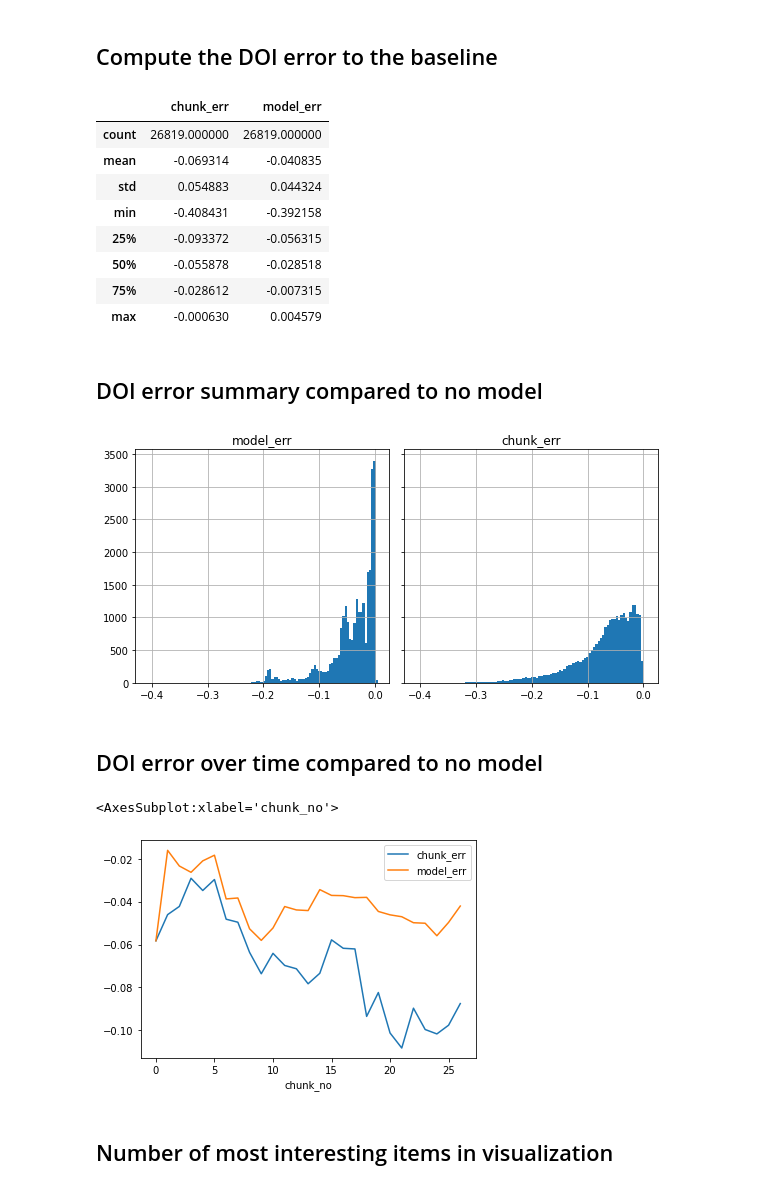
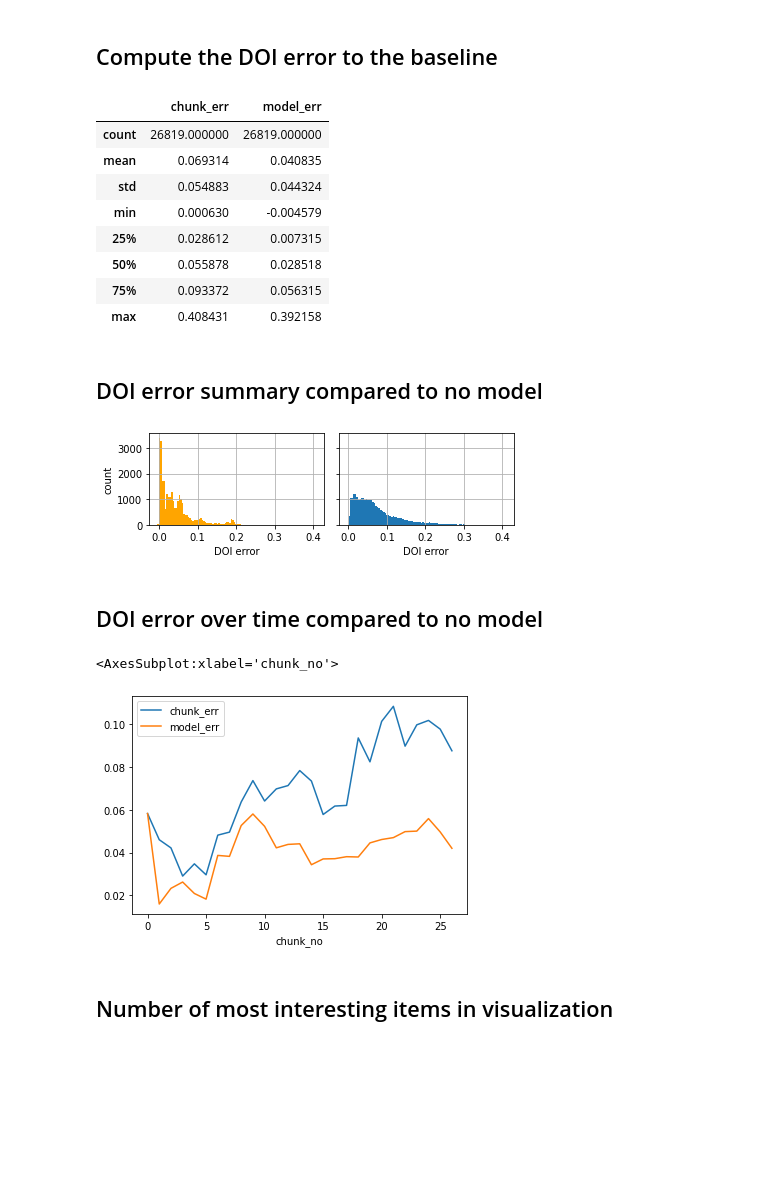
Before and after one commit to vis-au/prointerest, a Jupyter notebook: server/benchmarks/benchmarks.ipynb, the cells around one changed output. Cells and saved outputs as stored; diff of their text form; code cells hidden in the pictures; blank space fills up the shorter version.

Commit message:
style benchmark figures

```diff
--- a/server/benchmarks/benchmarks.ipynb
+++ b/server/benchmarks/benchmarks.ipynb
@@ -186,33 +186,38 @@ join_df = monolithic_df.join(chunked_df, how="inner", lsuffix="_mono", rsuffix="
 join_df = join_df.join(model_df, how="inner")
 join_df.rename(columns={"doi": "doi_model"}, inplace=True)
 
-join_df["chunk_err"] = join_df["doi_mono"] - join_df["doi_chunk"]
-join_df["model_err"] = join_df["doi_mono"] - join_df["doi_model"]
+join_df["chunk_err"] = join_df["doi_chunk"] - join_df["doi_mono"]
+join_df["model_err"] = join_df["doi_model"] - join_df["doi_mono"]
 
 join_df[["chunk_err", "model_err"]].describe()
 # %% [output]
 |  | chunk_err | model_err |
 | count | 26819.000000 | 26819.000000 |
-| mean | -0.069314 | -0.040835 |
+| mean | 0.069314 | 0.040835 |
 | std | 0.054883 | 0.044324 |
-| min | -0.408431 | -0.392158 |
-| 25% | -0.093372 | -0.056315 |
-| 50% | -0.055878 | -0.028518 |
-| 75% | -0.028612 | -0.007315 |
-| max | -0.000630 | 0.004579 |
+| min | 0.000630 | -0.004579 |
+| 25% | 0.028612 | 0.007315 |
+| 50% | 0.055878 | 0.028518 |
+| 75% | 0.093372 | 0.056315 |
+| max | 0.408431 | 0.392158 |
 # %% [markdown]
 ## DOI error summary compared to no model
 # %%
 import matplotlib.pyplot as plt
 
-fig, axes = plt.subplots(1, 2, figsize=(8, 4), sharex=True, sharey=True)
+fig, axes = plt.subplots(1, 2, figsize=(6, 2), sharex=True, sharey=True)
 
-join_df[["model_err"]].hist(bins=100, ax=axes[0])
-join_df[["chunk_err"]].hist(bins=100, ax=axes[1])
+join_df[["model_err"]].plot.hist(bins=100, ax=axes[0], color="orange", legend=None, grid=True, xlabel="error")
+join_df[["chunk_err"]].plot.hist(bins=100, ax=axes[1], legend=None, grid=True, xlabel="error")
+
+axes[0].set_ylabel("count")
+axes[0].set_xlabel("DOI error")
+axes[1].set_ylabel("count")
+axes[1].set_xlabel("DOI error")
 
 plt.tight_layout()
 # %% [output]
-[figure, old version]
+[figure, new version]
 # %% [markdown]
 ## DOI error over time compared to no model
 # %%
@@ -222,7 +227,7 @@ join_df["chunk_no"] = np.arange(len(join_df)) // CHUNK_SIZE
 join_df.groupby("chunk_no")[["chunk_err", "model_err"]].mean().plot()
 # %% [output]
 <AxesSubplot:xlabel='chunk_no'>
-[figure, old version]
+[figure, new version]
 # %% [markdown]
 ## Number of most interesting items in visualization
 # %%
```
Also changed, not shown: parts of 3 cells of this notebook.
